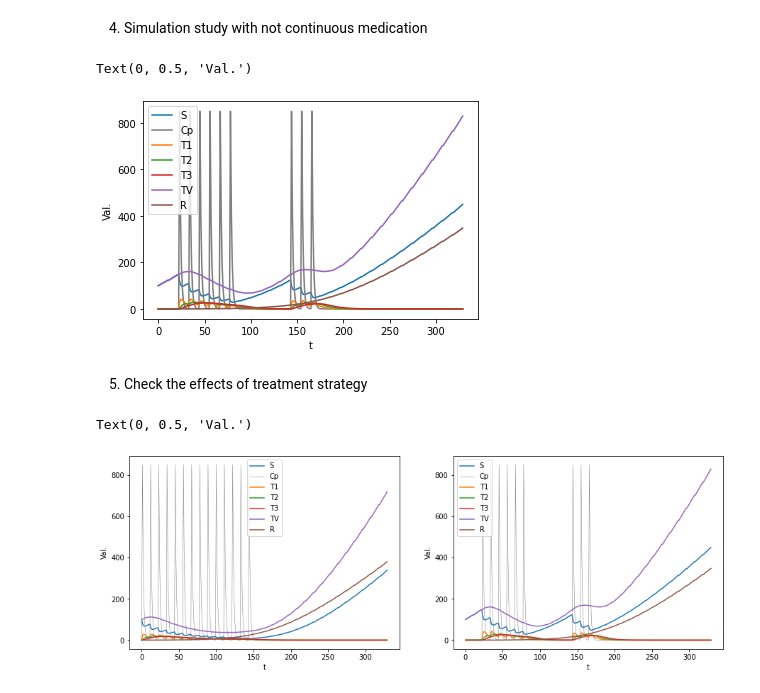
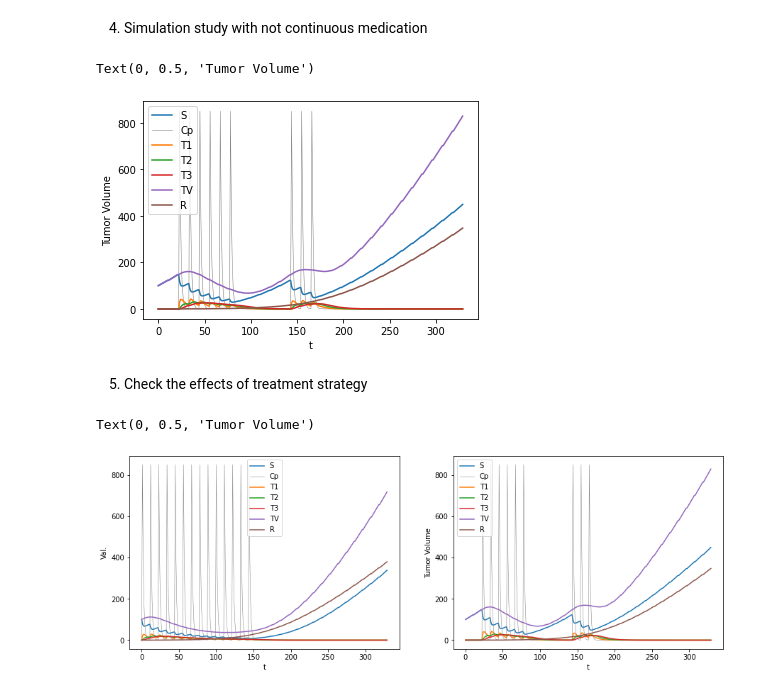
Before and after one commit to Sayaka-Ishizawa/Other-research, a Jupyter notebook: Eigenmann et al./PK_PD_model.ipynb, the cells around one changed output. Cells and saved outputs as stored; diff of their text form; code cells hidden in the pictures.

```diff
--- a/Eigenmann et al./PK_PD_model.ipynb
+++ b/Eigenmann et al./PK_PD_model.ipynb
@@ -277,19 +278,19 @@ cummulative_r2 = np.array(cummulative_r2)
 # %%
 # Check the tumor dynamics; this should be Fiture 5 in the paper
 fig,ax = plt.subplots()
 ax.plot(x,cummulative_r2[:,3],label = 'S')
-ax.plot(x,cummulative_r2[:,2]*40,label = 'Cp', color='gray')
+ax.plot(x,cummulative_r2[:,2]*40,label = 'Cp', color='gray', linewidth=0.5)
 ax.plot(x,cummulative_r2[:,4],label='T1')
 ax.plot(x,cummulative_r2[:,5],label='T2')
 ax.plot(x,cummulative_r2[:,6],label='T3')
 ax.plot(x,cummulative_r2[:,7]+cummulative_r[:,8],label='TV')
 ax.plot(x,cummulative_r2[:,8],label='R')
 ax.legend()
 ax.set_xlabel('t')
-ax.set_ylabel('Val.')
+ax.set_ylabel('Tumor Volume')
 # %% [output]
-Text(0, 0.5, 'Val.')
+Text(0, 0.5, 'Tumor Volume')
-[figure, old version]
+[figure, new version]
 # %% [markdown]
 5. Check the effects of treatment strategy
 # %%
@@ -315,7 +316,7 @@ ax2.plot(x,cummulative_r2[:,7]+cummulative_r[:,8],label='TV')
 ax2.plot(x,cummulative_r2[:,8],label='R')
 ax2.legend()
 ax2.set_xlabel('t')
-ax2.set_ylabel('Val.')
+ax2.set_ylabel('Tumor Volume')
 # %% [output]
-Text(0, 0.5, 'Val.')
+Text(0, 0.5, 'Tumor Volume')
-[figure, old version]
+[figure, new version]
```
Also changed, not shown: parts of 5 cells of this notebook.
